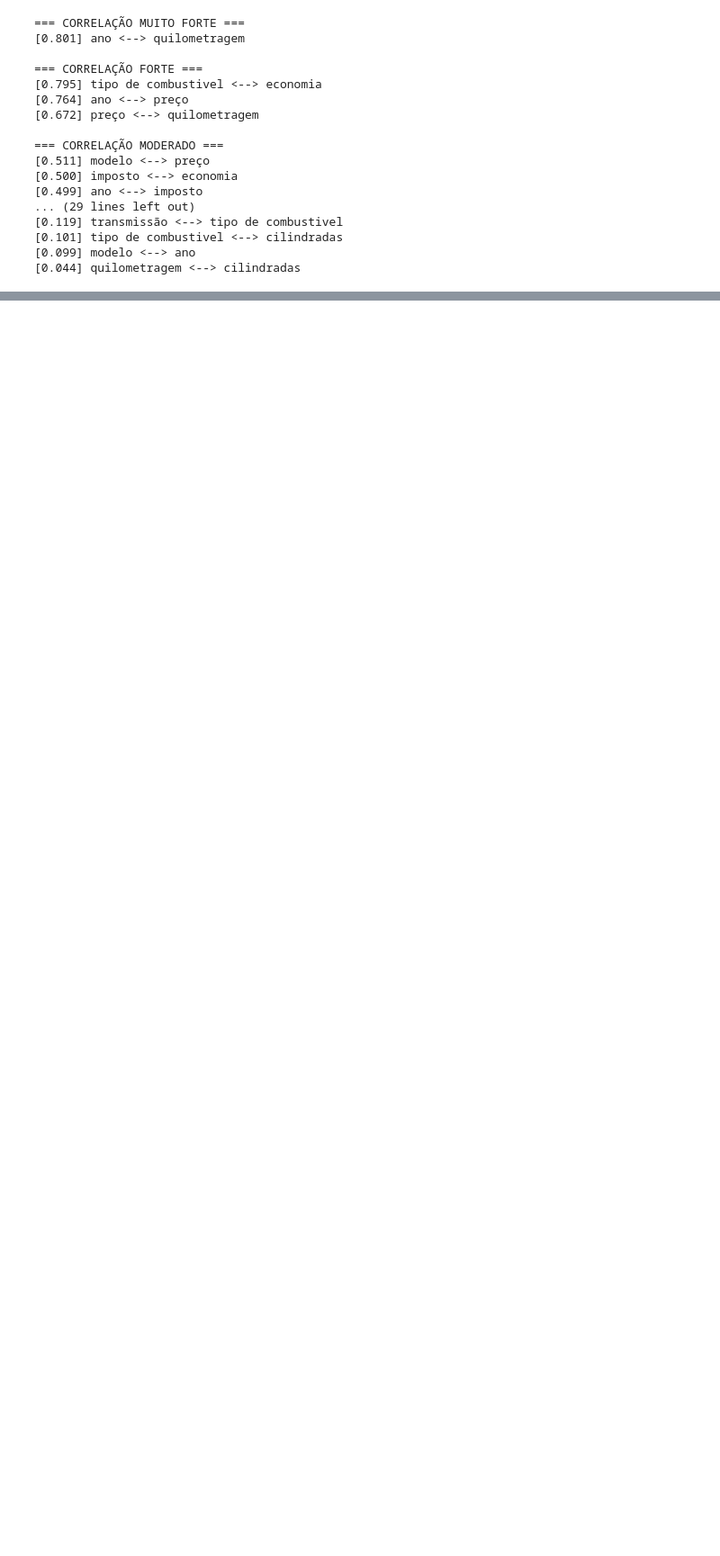
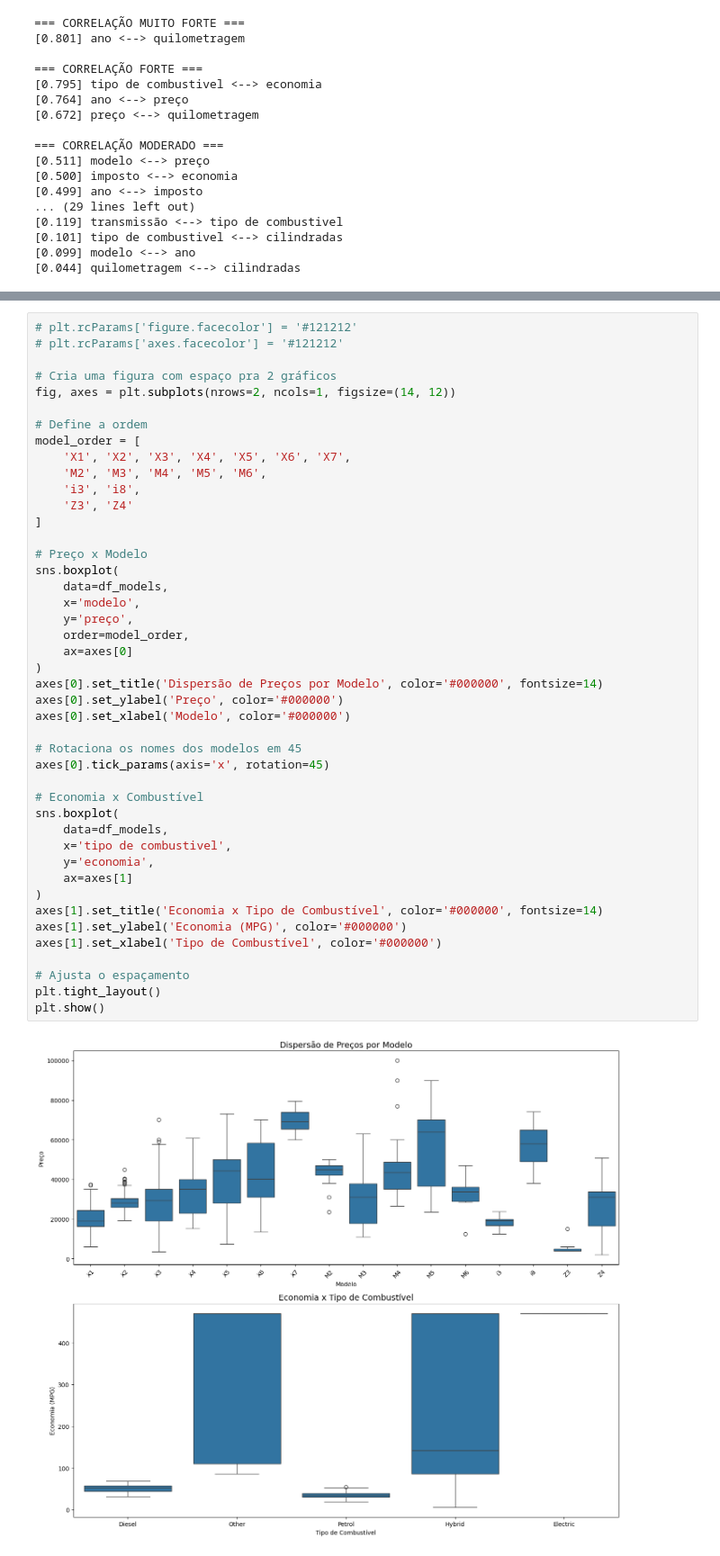
Before and after one commit to DemoreDev/trabalhos_pcd, a Jupyter notebook: bmw.ipynb, the cells around one changed output, grey strips where cells are left out. Shown at 90% size. Saved outputs shown, nothing was run; the diff lists cells and outputs as text; blank space fills up the shorter version.

```diff
--- a/bmw.ipynb
+++ b/bmw.ipynb
@@ -354,0 +362,46 @@ for category in categories_to_print:
+# %%
+# plt.rcParams['figure.facecolor'] = '#121212'
+# plt.rcParams['axes.facecolor'] = '#121212'
+
+# Cria uma figura com espaço pra 2 gráficos
+fig, axes = plt.subplots(nrows=2, ncols=1, figsize=(14, 12))
+
+# Define a ordem
+model_order = [
+    'X1', 'X2', 'X3', 'X4', 'X5', 'X6', 'X7',
+    'M2', 'M3', 'M4', 'M5', 'M6',
+    'i3', 'i8',
+    'Z3', 'Z4'
+]
+
+# Preço x Modelo
+sns.boxplot(
+    data=df_models,
+    x='modelo',
+    y='preço',
+    order=model_order,
+    ax=axes[0]
+)
+axes[0].set_title('Dispersão de Preços por Modelo', color='#000000', fontsize=14)
+axes[0].set_ylabel('Preço', color='#000000')
+axes[0].set_xlabel('Modelo', color='#000000')
+
+# Rotaciona os nomes dos modelos em 45
+axes[0].tick_params(axis='x', rotation=45)
+
+# Economia x Combustível
+sns.boxplot(
+    data=df_models,
+    x='tipo de combustivel',
+    y='economia',
+    ax=axes[1]
+)
+axes[1].set_title('Economia x Tipo de Combustível', color='#000000', fontsize=14)
+axes[1].set_ylabel('Economia (MPG)', color='#000000')
+axes[1].set_xlabel('Tipo de Combustível', color='#000000')
+
+# Ajusta o espaçamento
+plt.tight_layout()
+plt.show()
+# %% [output]
+[figure, added]
```
Also changed, not shown: parts of 13 cells of this notebook.
